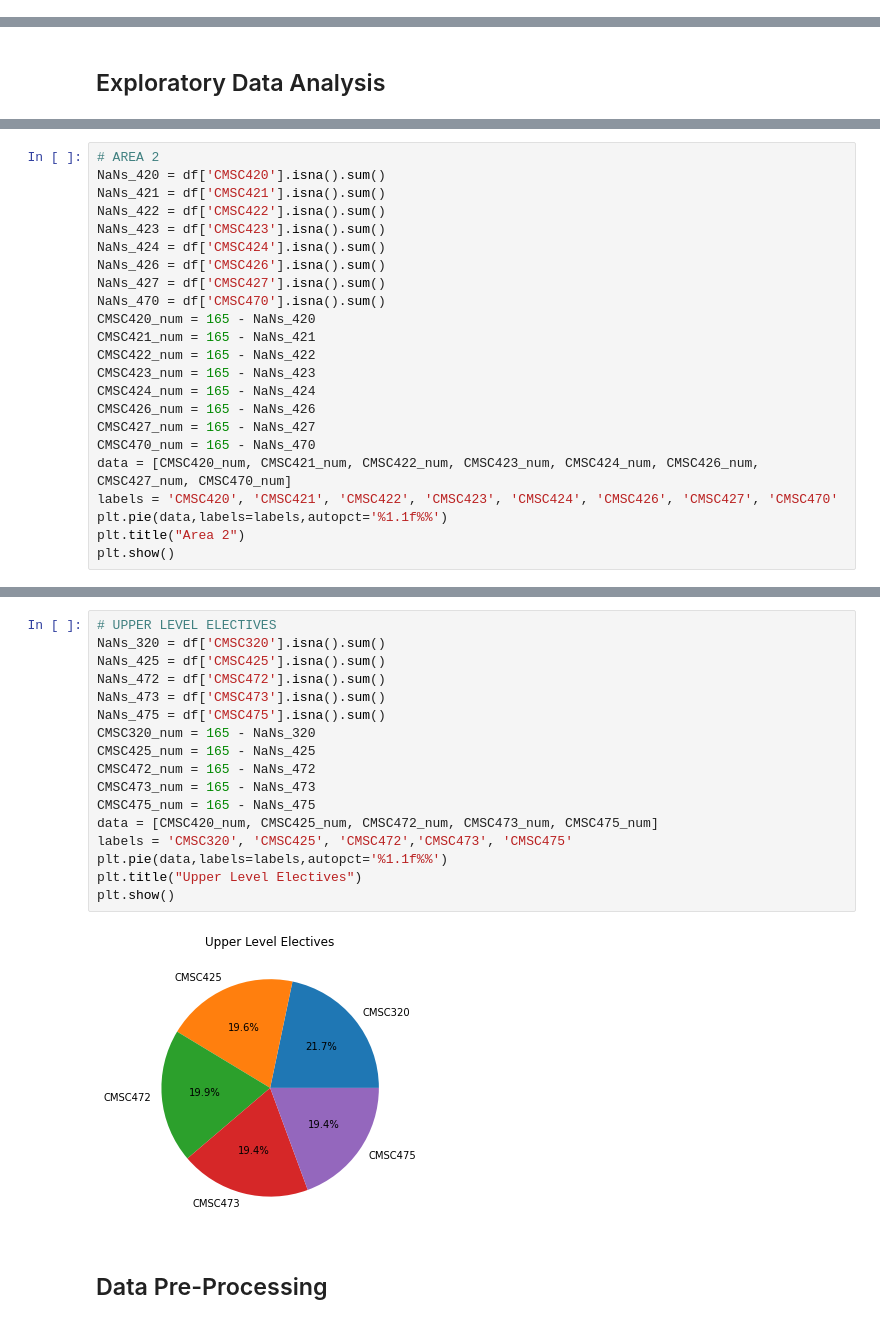
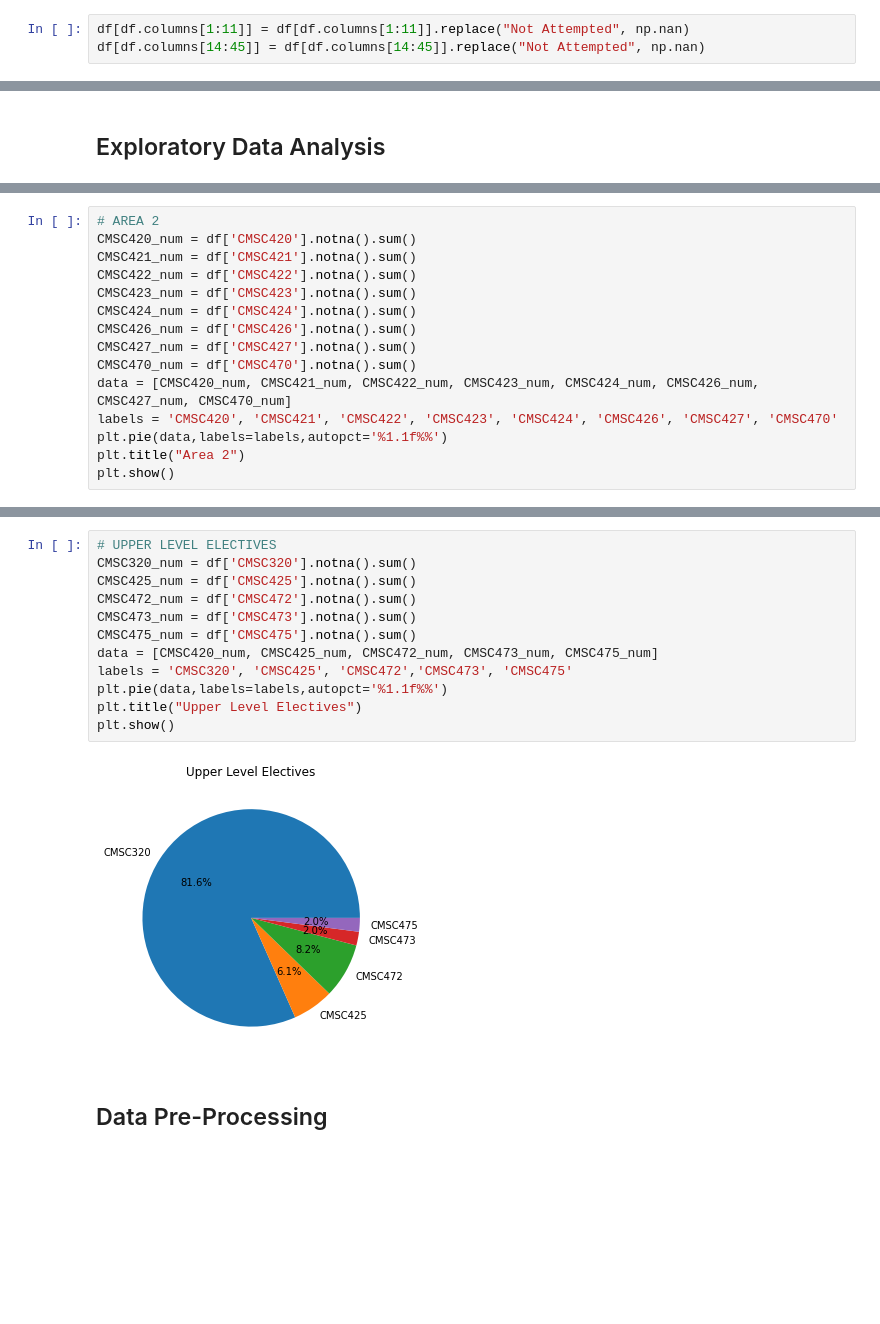
Before and after one commit to GuptaSiddhesh/GuptaSiddhesh.github.io, a Jupyter notebook: Final Project new.ipynb, the cells around one changed output, grey strips where cells are left out. Drawn from its saved outputs; the diff is of its cells as text; blank space fills up the shorter version.

```diff
--- a/Final Project new.ipynb
+++ b/Final Project new.ipynb
@@ -50,3 +52,6 @@ df.columns=["Users", "CMSC131", "CMSC132", "CMSC216", "CMSC250", "CMSC330", "CMS
+# %%
+df[df.columns[1:11]] = df[df.columns[1:11]].replace("Not Attempted", np.nan)
+df[df.columns[14:45]] = df[df.columns[14:45]].replace("Not Attempted", np.nan)
 # %%
 df.head()
 # %% [output]
@@ -143,21 +145,13 @@ plt.show()
 # %%
 # AREA 2
-NaNs_420 = df['CMSC420'].isna().sum()
-NaNs_421 = df['CMSC421'].isna().sum()
-NaNs_422 = df['CMSC422'].isna().sum()
-NaNs_423 = df['CMSC423'].isna().sum()
-NaNs_424 = df['CMSC424'].isna().sum()
-NaNs_426 = df['CMSC426'].isna().sum()
-NaNs_427 = df['CMSC427'].isna().sum()
-NaNs_470 = df['CMSC470'].isna().sum()
-CMSC420_num = 165 - NaNs_420
-CMSC421_num = 165 - NaNs_421
-CMSC422_num = 165 - NaNs_422
-CMSC423_num = 165 - NaNs_423
-CMSC424_num = 165 - NaNs_424
-CMSC426_num = 165 - NaNs_426
-CMSC427_num = 165 - NaNs_427
-CMSC470_num = 165 - NaNs_470
+CMSC420_num = df['CMSC420'].notna().sum()
+CMSC421_num = df['CMSC421'].notna().sum()
+CMSC422_num = df['CMSC422'].notna().sum()
+CMSC423_num = df['CMSC423'].notna().sum()
+CMSC424_num = df['CMSC424'].notna().sum()
+CMSC426_num = df['CMSC426'].notna().sum()
+CMSC427_num = df['CMSC427'].notna().sum()
+CMSC470_num = df['CMSC470'].notna().sum()
 data = [CMSC420_num, CMSC421_num, CMSC422_num, CMSC423_num, CMSC424_num, CMSC426_num, CMSC427_num, CMSC470_num]
 labels = 'CMSC420', 'CMSC421', 'CMSC422', 'CMSC423', 'CMSC424', 'CMSC426', 'CMSC427', 'CMSC470'
 plt.pie(data,labels=labels,autopct='%1.1f%%')
@@ -221,21 +202,16 @@ plt.show()
 # %%
 # UPPER LEVEL ELECTIVES
-NaNs_320 = df['CMSC320'].isna().sum()
-NaNs_425 = df['CMSC425'].isna().sum()
-NaNs_472 = df['CMSC472'].isna().sum()
-NaNs_473 = df['CMSC473'].isna().sum()
-NaNs_475 = df['CMSC475'].isna().sum()
-CMSC320_num = 165 - NaNs_320
-CMSC425_num = 165 - NaNs_425
-CMSC472_num = 165 - NaNs_472
-CMSC473_num = 165 - NaNs_473
-CMSC475_num = 165 - NaNs_475
+CMSC320_num = df['CMSC320'].notna().sum()
+CMSC425_num = df['CMSC425'].notna().sum()
+CMSC472_num = df['CMSC472'].notna().sum()
+CMSC473_num = df['CMSC473'].notna().sum()
+CMSC475_num = df['CMSC475'].notna().sum()
 data = [CMSC420_num, CMSC425_num, CMSC472_num, CMSC473_num, CMSC475_num]
 labels = 'CMSC320', 'CMSC425', 'CMSC472','CMSC473', 'CMSC475'
 plt.pie(data,labels=labels,autopct='%1.1f%%')
 plt.title("Upper Level Electives")
 plt.show()
 # %% [output]
-[figure, old version]
+[figure, new version]
 # %% [markdown]
 ## Data Pre-Processing
```
Also changed, not shown: parts of 16 cells of this notebook.
